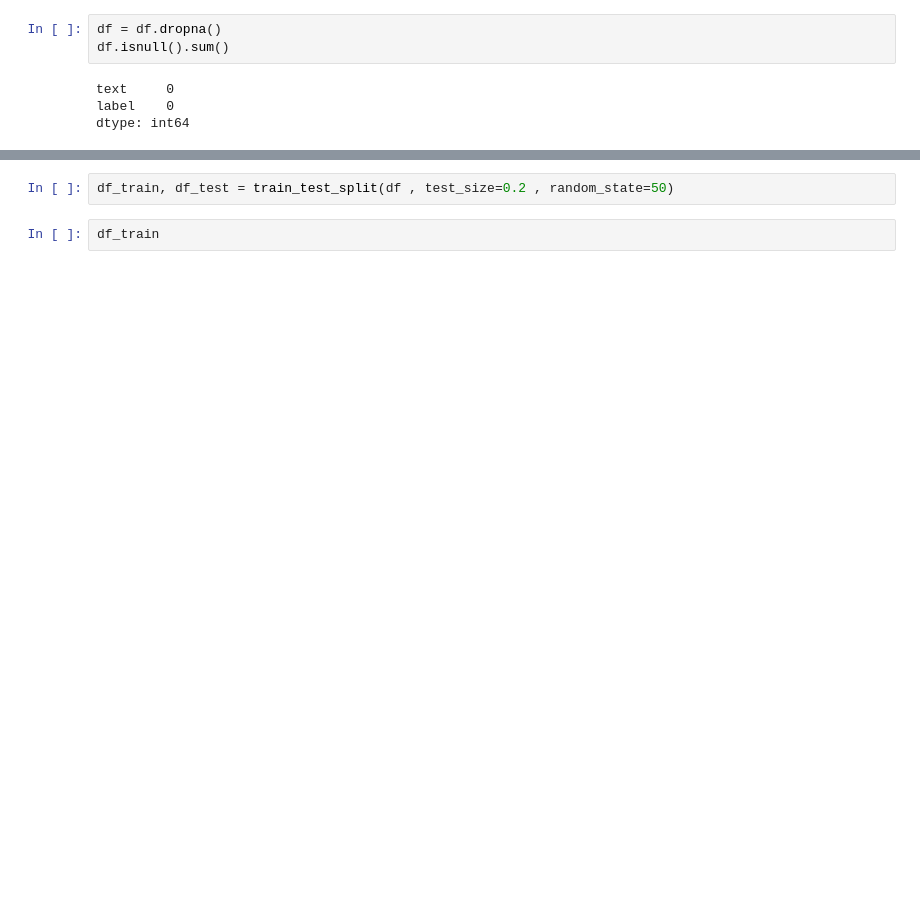
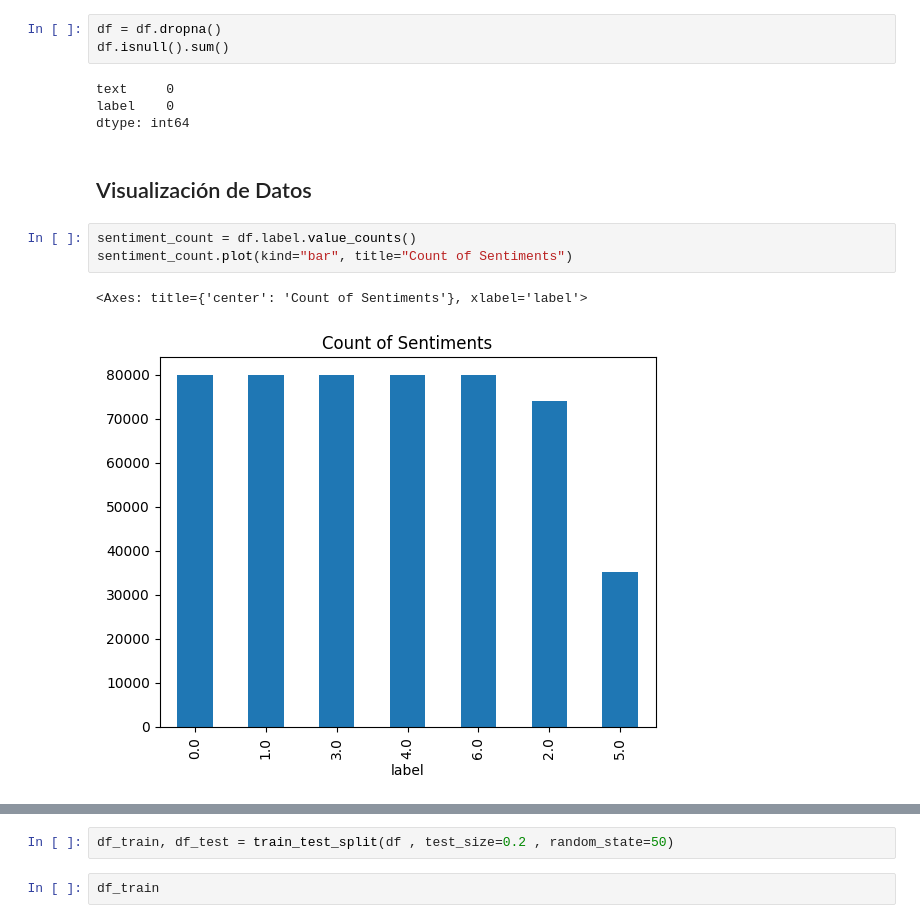
Before and after one commit to Home-group-2-AI-Project/Ai_Project, a Jupyter notebook: AITraining/Model_training.ipynb, the cells around one changed output, grey strips where cells are left out. Drawn from its saved outputs; the diff is of its cells as text; blank space fills up the shorter version.

```diff
--- a/AITraining/Model_training.ipynb
+++ b/AITraining/Model_training.ipynb
@@ -42,3 +41,11 @@ df.isnull().sum()
 text     0
 label    0
 dtype: int64
+# %% [markdown]
+## Visualización de Datos
+# %%
+sentiment_count = df.label.value_counts()
+sentiment_count.plot(kind="bar", title="Count of Sentiments")
+# %% [output]
+<Axes: title={'center': 'Count of Sentiments'}, xlabel='label'>
+[figure, added]
```
Also changed, not shown: parts of 27 cells of this notebook.
